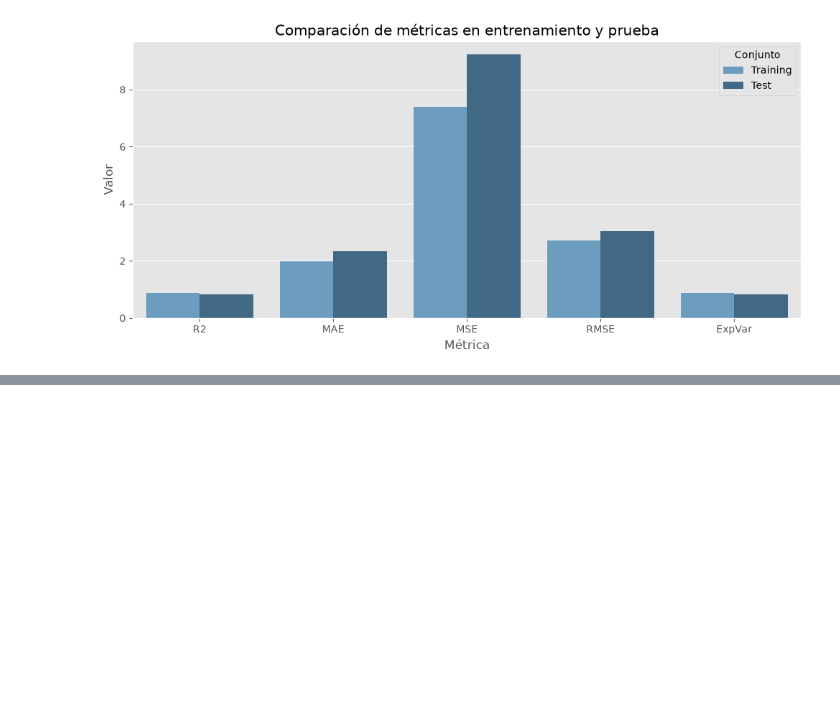
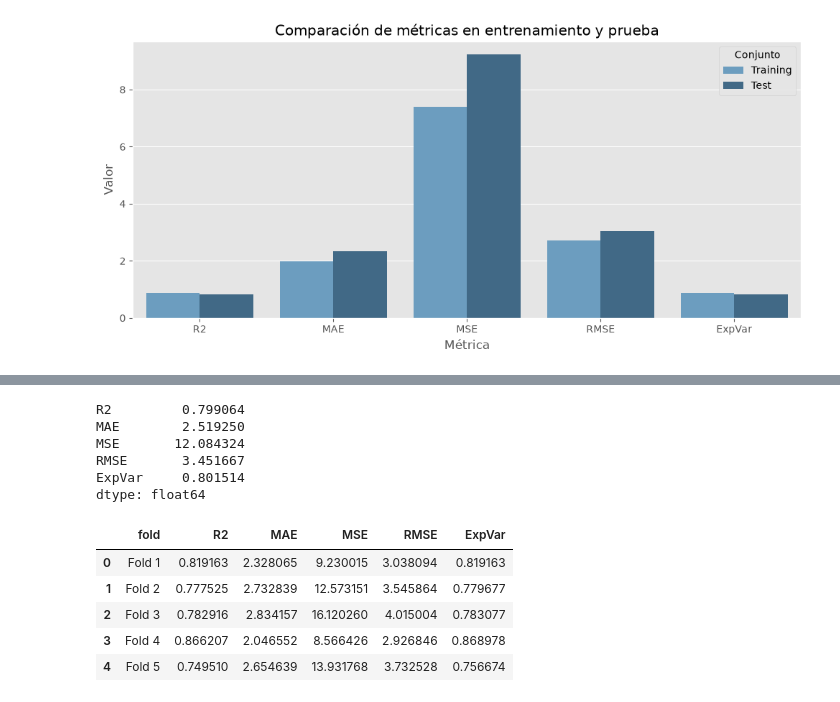
Before and after one commit to ErickEduardoAH/book-resources, a Jupyter notebook: intro-machine-learning-trees/02_Metricas_bodad_ajuste_arbol_regresion.ipynb, the cells around one changed output, grey strips where cells are left out. Saved outputs shown, nothing was run; the diff lists cells and outputs as text; code cells hidden in the pictures; blank space fills up the shorter version.

```diff
--- a/intro-machine-learning-trees/02_Metricas_bodad_ajuste_arbol_regresion.ipynb
+++ b/intro-machine-learning-trees/02_Metricas_bodad_ajuste_arbol_regresion.ipynb
@@ -203,0 +217,54 @@ plt.show()
+# %%
+from sklearn.model_selection import KFold
+
+kf = KFold(n_splits=5, shuffle=True, random_state=42)
+fold_results = []
+fold_number = 1
+for train_index, val_index in kf.split(X):
+    # Generacion de folios de entrenamiento y validación
+    X_train, X_val = X.iloc[train_index], X.iloc[val_index]
+    y_train, y_val = y.iloc[train_index], y.iloc[val_index]
+
+    # Ajuste del arbol de regresion
+    regression_model = DecisionTreeRegressor(
+        max_depth=4,
+        min_samples_leaf=10,
+        random_state=42
+    )
+    regression_model.fit(X_train, y_train)
+
+    # Predicciones sobre el folio de validación
+    val_pred = regression_model.predict(X_val)
+
+    # Construcción de datos para evaluar
+    val_eval_df = X_val.copy()
+    val_eval_df["y_true"] = y_val.values
+    val_eval_df["y_pred"] = val_pred
+
+    # Obtención de métricas
+    metrics = get_metrics(
+        val_eval_df,
+        target_col="y_true",
+        prediction_col="y_pred",
+        fold=f"Fold {fold_number}"
+    )
+    fold_results.append(metrics)
+    fold_number += 1
+
+cv_results = pd.DataFrame(fold_results)
+cv_mean = cv_results.mean(numeric_only=True)
+display(cv_mean)
+display(cv_results)
+# %% [output]
+R2         0.799064
+MAE        2.519250
+MSE       12.084324
+RMSE       3.451667
+ExpVar     0.801514
+dtype: float64
+|  | fold | R2 | MAE | MSE | RMSE | ExpVar |
+| 0 | Fold 1 | 0.819163 | 2.328065 | 9.230015 | 3.038094 | 0.819163 |
+| 1 | Fold 2 | 0.777525 | 2.732839 | 12.573151 | 3.545864 | 0.779677 |
+| 2 | Fold 3 | 0.782916 | 2.834157 | 16.120260 | 4.015004 | 0.783077 |
+| 3 | Fold 4 | 0.866207 | 2.046552 | 8.566426 | 2.926846 | 0.868978 |
+| 4 | Fold 5 | 0.749510 | 2.654639 | 13.931768 | 3.732528 | 0.756674 |
```
Also changed, not shown: parts of 7 cells of this notebook, 2 other files.
